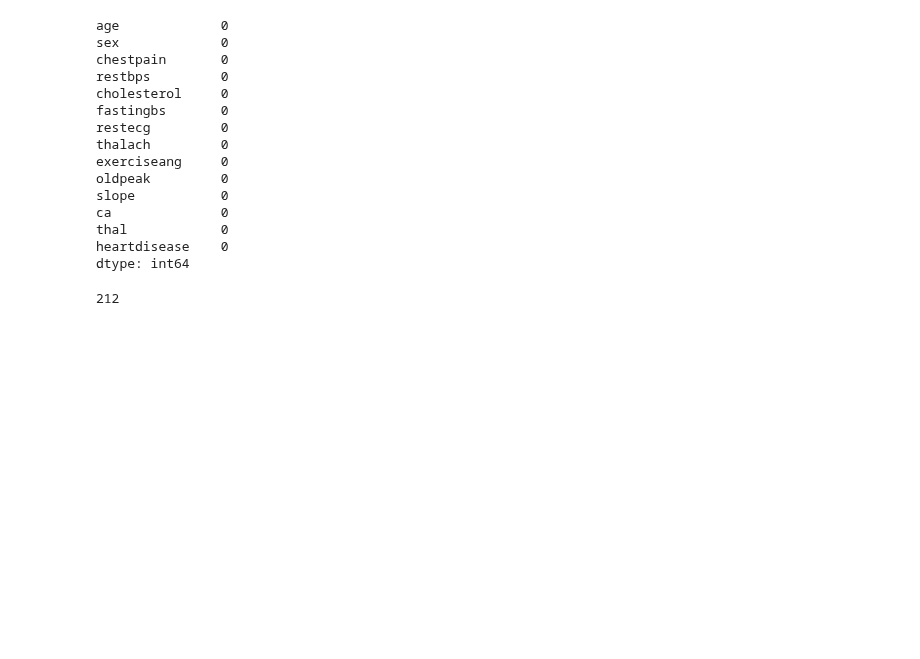
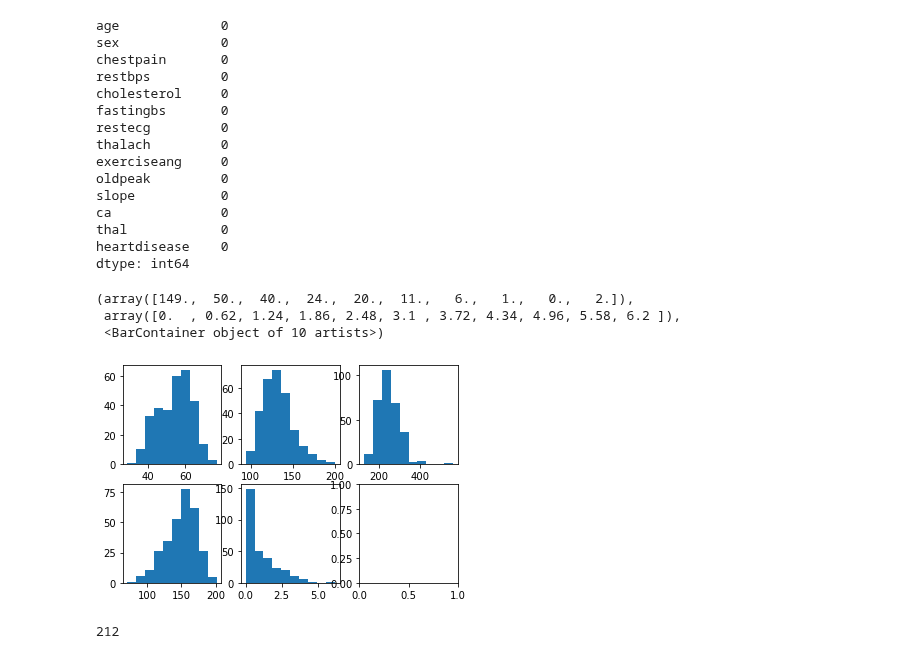
Before and after one commit to aminrahimian/data-for-good, a Jupyter notebook: Naive Bayes Heart Disease Prediction.ipynb, the cells around one changed output. Cells and saved outputs as stored; diff of their text form; code cells hidden in the pictures; blank space fills up the shorter version.

```diff
--- a/Naive Bayes Heart Disease Prediction.ipynb
+++ b/Naive Bayes Heart Disease Prediction.ipynb
@@ -156,4 +157,19 @@ dtype: int64
 #separate target attribute
 target = df.heartdisease
 predictors = df.drop('heartdisease', axis = 'columns')
+# %%
+# Plot a histogram of each of the continous predictors. We will proceed with the assumption that each predictor follows a Gaussian distribution
+# Some of the predictors are less likely to be Gaussian (oldpeak for example), so we should proceed with cautiona and keep in mind the assumptions we made when we go to interpret our results.
+fig, ((p1, p2, p3), (p4, p5, p6)) = plt.subplots(nrows=2, ncols = 3)
+
+p1.hist(predictors['age'])
+p2.hist(predictors['restbps'])
+p3.hist(predictors['cholesterol'])
+p4.hist(predictors['thalach'])
+p5.hist(predictors['oldpeak'])
+# %% [output]
+(array([149.,  50.,  40.,  24.,  20.,  11.,   6.,   1.,   0.,   2.]),
+ array([0.  , 0.62, 1.24, 1.86, 2.48, 3.1 , 3.72, 4.34, 4.96, 5.58, 6.2 ]),
+ <BarContainer object of 10 artists>)
+[figure, added]
 # %%
```
Also changed, not shown: parts of 29 cells of this notebook.
